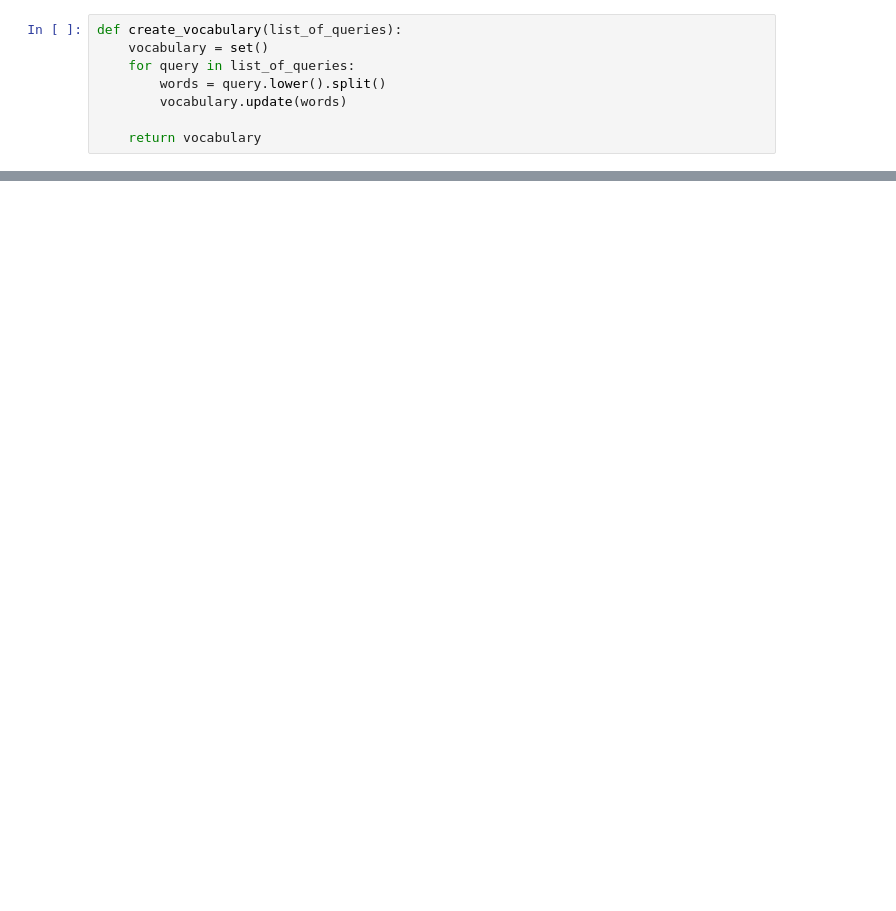
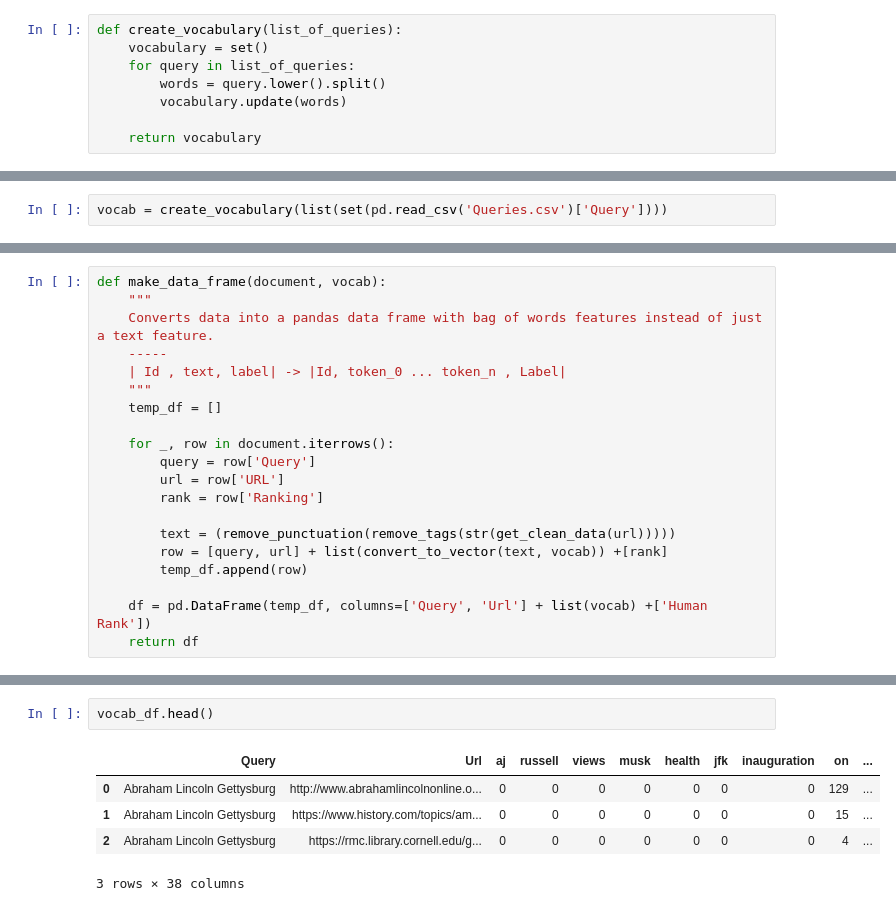
Before and after one commit to VaishnaviHire/Quote-Retrieval, a Jupyter notebook: Baseline model.ipynb, the cells around one changed output, grey strips where cells are left out. Drawn from its saved outputs; the diff is of its cells as text; blank space fills up the shorter version.

```diff
--- a/Baseline model.ipynb
+++ b/Baseline model.ipynb
@@ -67,0 +77,2 @@ def create_vocabulary(list_of_queries):
+# %%
+vocab = create_vocabulary(list(set(pd.read_csv('Queries.csv')['Query'])))
@@ -67,0 +115,20 @@ def create_vocabulary(list_of_queries):
+# %%
+def make_data_frame(document, vocab):
+    """
+    Converts data into a pandas data frame with bag of words features instead of just a text feature.
+    -----
+    | Id , text, label| -> |Id, token_0 ... token_n , Label|
+    """
+    temp_df = []
+
+    for _, row in document.iterrows():
+        query = row['Query']
+        url = row['URL']
+        rank = row['Ranking']
+
+        text = (remove_punctuation(remove_tags(str(get_clean_data(url)))))
+        row = [query, url] + list(convert_to_vector(text, vocab)) +[rank]
+        temp_df.append(row)
+
+    df = pd.DataFrame(temp_df, columns=['Query', 'Url'] + list(vocab) +['Human Rank'])
+    return df
@@ -67,0 +155,8 @@ def create_vocabulary(list_of_queries):
+# %%
+vocab_df.head()
+# %% [output]
+|  | Query | Url | aj | russell | views | musk | health | jfk | inauguration | on | ... |
+| 0 | Abraham Lincoln Gettysburg | http://www.abrahamlincolnonline.o... | 0 | 0 | 0 | 0 | 0 | 0 | 0 | 129 | ... |
+| 1 | Abraham Lincoln Gettysburg | https://www.history.com/topics/am... | 0 | 0 | 0 | 0 | 0 | 0 | 0 | 15 | ... |
+| 2 | Abraham Lincoln Gettysburg | https://rmc.library.cornell.edu/g... | 0 | 0 | 0 | 0 | 0 | 0 | 0 | 4 | ... |
+3 rows × 38 columns
```
Also changed, not shown: parts of 17 cells of this notebook.
